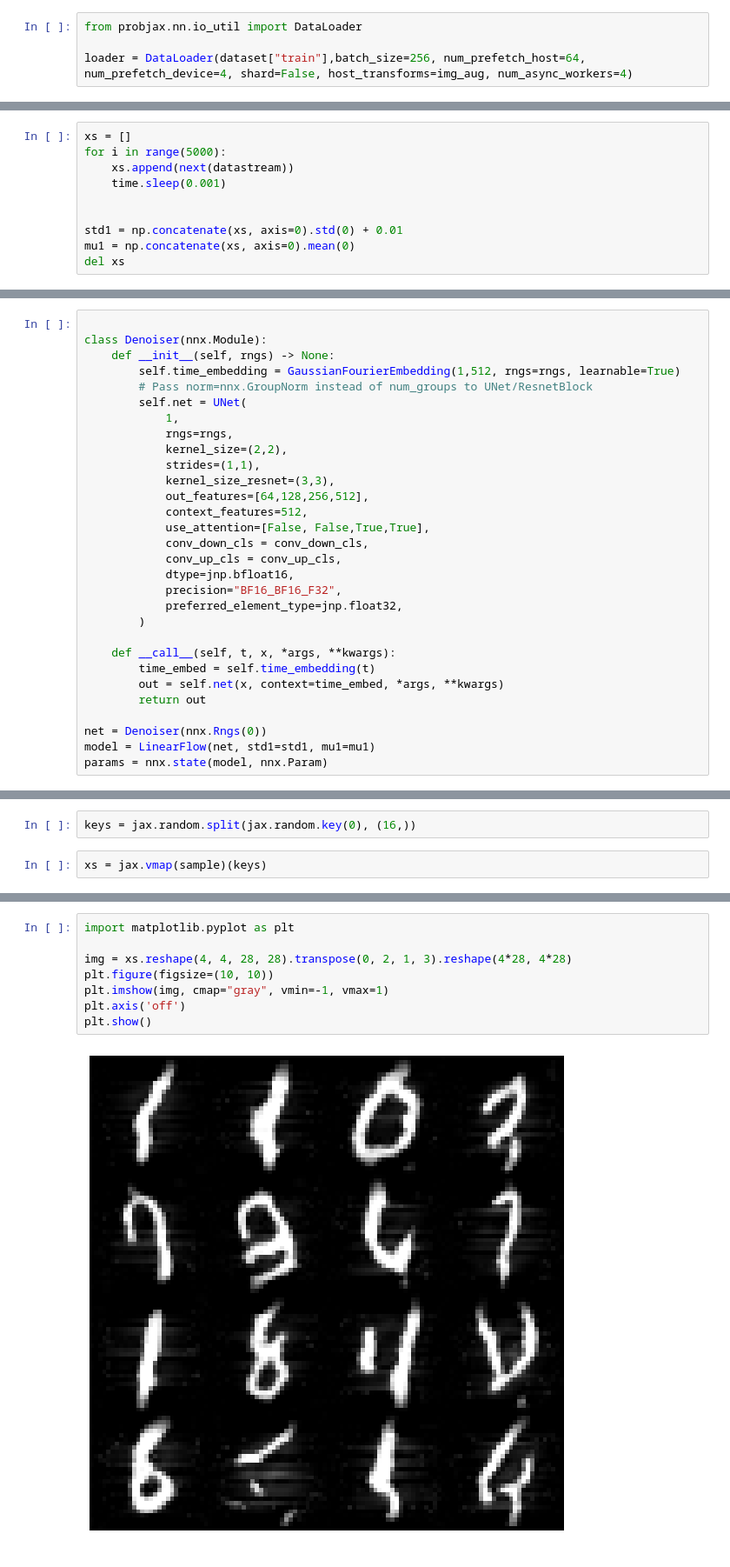
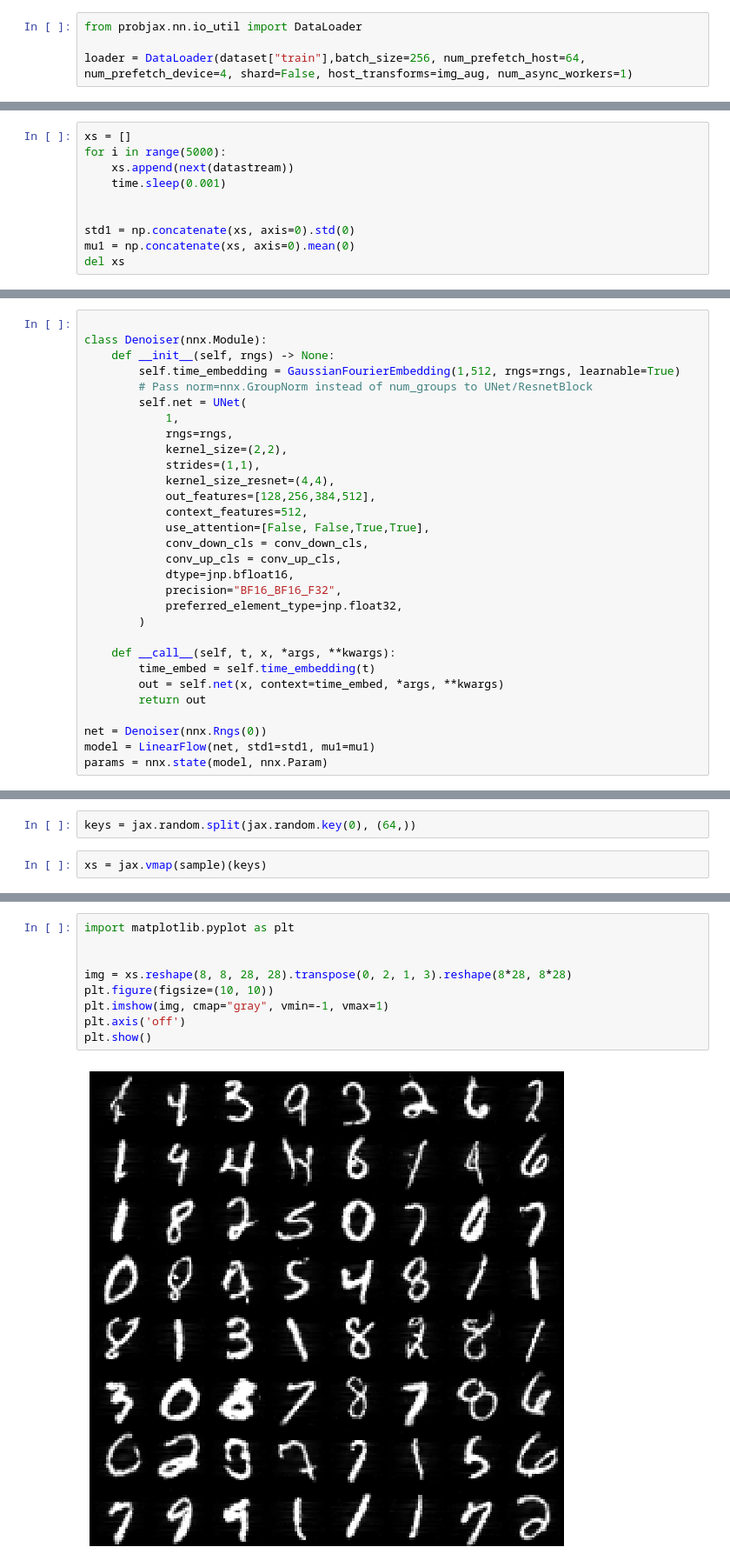
Before and after one commit to mackelab/probjax, a Jupyter notebook: examples/nn/flows/flow_matching_mnist.ipynb, the cells around one changed output, grey strips where cells are left out. Shown at 87% size. Cells and saved outputs as stored; diff of their text form.

```diff
--- a/examples/nn/flows/flow_matching_mnist.ipynb
+++ b/examples/nn/flows/flow_matching_mnist.ipynb
@@ -38,7 +38,7 @@ def img_aug(x):
 # %%
 from probjax.nn.io_util import DataLoader
 
-loader = DataLoader(dataset["train"],batch_size=256, num_prefetch_host=64, num_prefetch_device=4, shard=False, host_transforms=img_aug, num_async_workers=4)
+loader = DataLoader(dataset["train"],batch_size=256, num_prefetch_host=64, num_prefetch_device=4, shard=False, host_transforms=img_aug, num_async_workers=1)
 # %%
 datastream = iter(loader)
 # %%
@@ -62,7 +62,7 @@ for i in range(5000):
     time.sleep(0.001)
 
 
-std1 = np.concatenate(xs, axis=0).std(0) + 0.01
+std1 = np.concatenate(xs, axis=0).std(0)
 mu1 = np.concatenate(xs, axis=0).mean(0)
 del xs
 # %%
@@ -84,8 +84,8 @@ class Denoiser(nnx.Module):
             rngs=rngs,
             kernel_size=(2,2),
             strides=(1,1),
-            kernel_size_resnet=(3,3),
-            out_features=[64,128,256,512],
+            kernel_size_resnet=(4,4),
+            out_features=[128,256,384,512],
             context_features=512,
             use_attention=[False, False,True,True],
             conv_down_cls = conv_down_cls,
@@ -183,7 +230,7 @@ def sample(rng):
 
     return odeint(drift, eps,ts, method="euler")[-1]
 # %%
-keys = jax.random.split(jax.random.key(0), (16,))
+keys = jax.random.split(jax.random.key(0), (64,))
 # %%
 xs = jax.vmap(sample)(keys)
 # %%
@@ -193,10 +240,11 @@ xs.min(),xs.max()
 # %%
 import matplotlib.pyplot as plt
 
-img = xs.reshape(4, 4, 28, 28).transpose(0, 2, 1, 3).reshape(4*28, 4*28)
+
+img = xs.reshape(8, 8, 28, 28).transpose(0, 2, 1, 3).reshape(8*28, 8*28)
 plt.figure(figsize=(10, 10))
 plt.imshow(img, cmap="gray", vmin=-1, vmax=1)
 plt.axis('off')
 plt.show()
 # %% [output]
-[figure, old version]
+[figure, new version]
```
Also changed, not shown: parts of 6 cells of this notebook, 6 other files.
